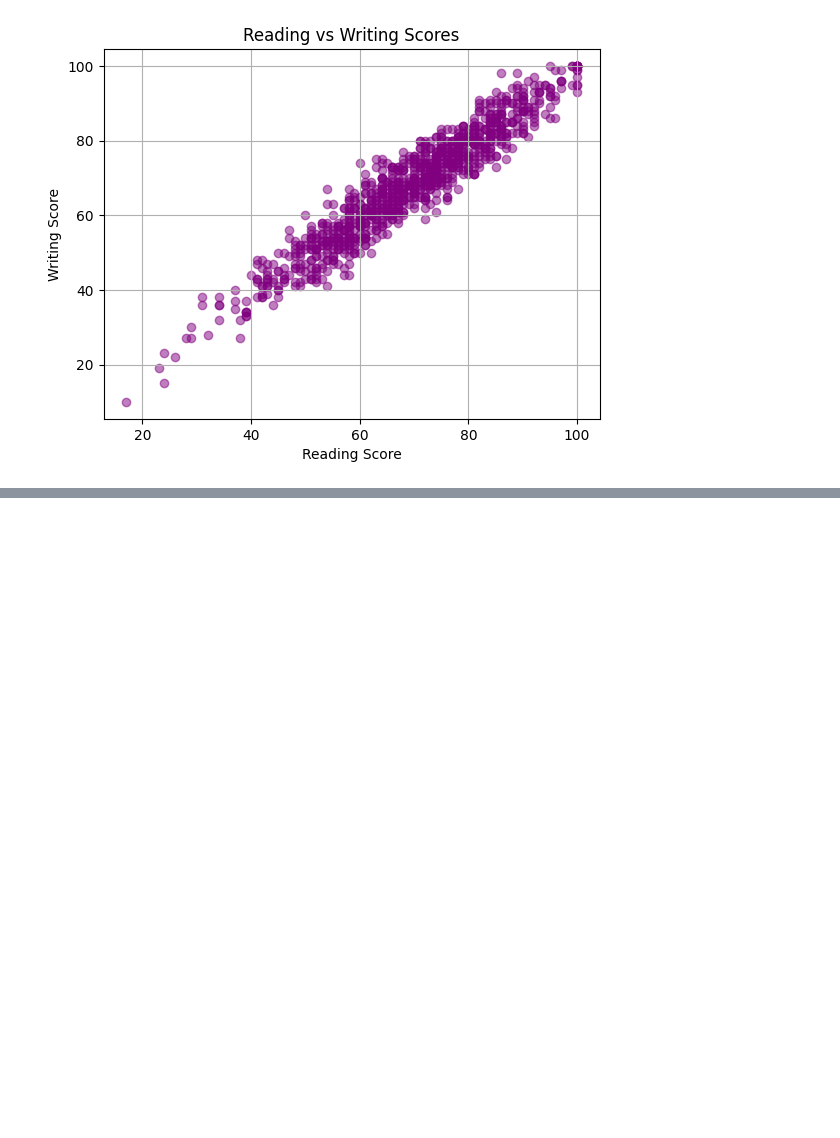
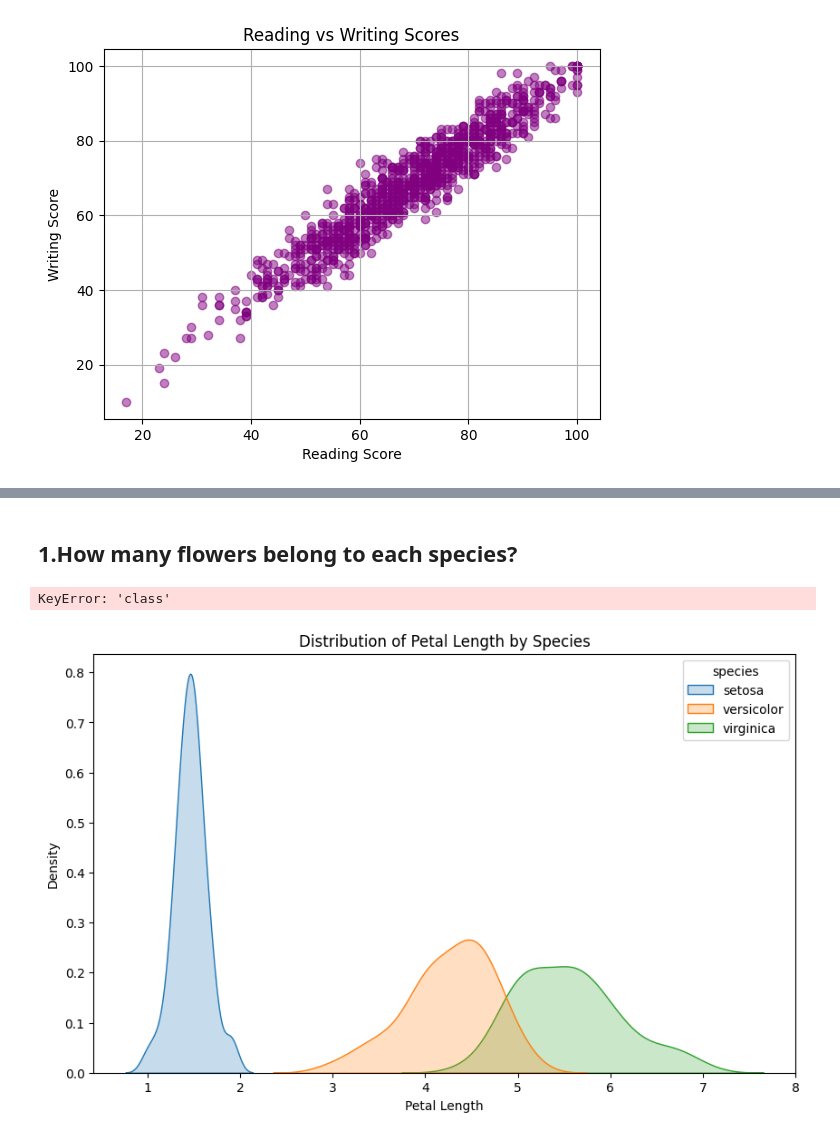
Before and after one commit to chinmayhandi/chinmay, a Jupyter notebook: AIML_Lab_Exercise.ipynb, the cells around one changed output, grey strips where cells are left out. Cells and saved outputs as stored; diff of their text form; code cells hidden in the pictures; blank space fills up the shorter version.

```diff
--- a/AIML_Lab_Exercise.ipynb
+++ b/AIML_Lab_Exercise.ipynb
@@ -2125,0 +2177,25 @@ plt.show()
+# %% [markdown]
+## **1.How many flowers belong to each species?**
+# %%
+
+species_counts = iris['class'].value_counts()
+plt.bar(species_counts.index, species_counts.values, color='lightblue')
+plt.title("Number of Flowers by Species")
+plt.xlabel("Species")
+plt.ylabel("Count")
+plt.grid(axis='y')
+plt.show()
+# %% [output]
+KeyError: 'class'
+# %%
+
+import matplotlib.pyplot as plt
+
+plt.figure(figsize=(10, 6))
+sns.kdeplot(data=iris, x='petal_length', hue='species', fill=True)
+plt.title('Distribution of Petal Length by Species')
+plt.xlabel('Petal Length')
+plt.ylabel('Density')
+plt.show()
+# %% [output]
+[figure, added]
```
Also changed, not shown: parts of 11 cells of this notebook.
